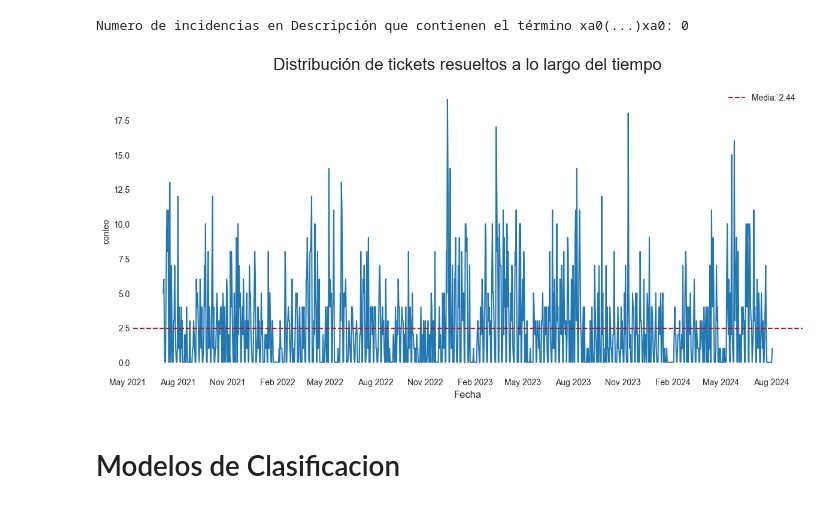
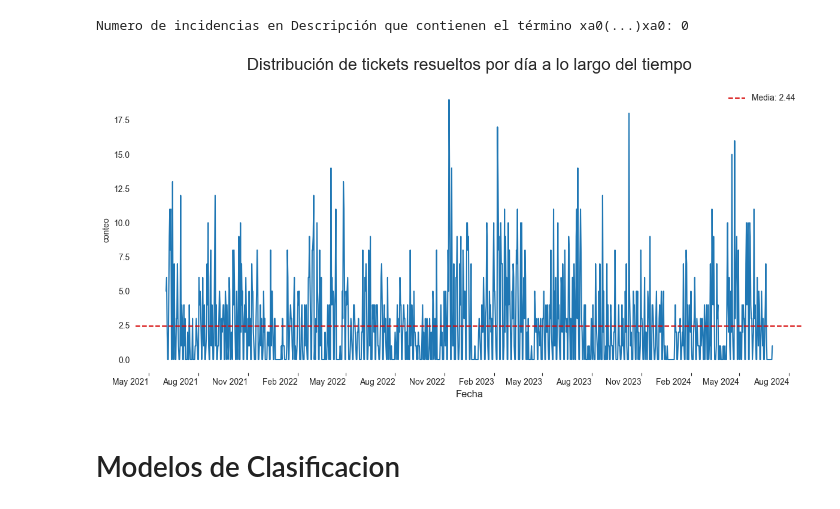
Before and after one commit to anmerino-pnd/proyectoCenace, a Jupyter notebook: notebooks/Seminario3.ipynb, the cells around one changed output. Saved outputs shown, nothing was run; the diff lists cells and outputs as text; code cells hidden in the pictures.

```diff
--- a/notebooks/Seminario3.ipynb
+++ b/notebooks/Seminario3.ipynb
@@ -419,35 +411,35 @@ plt.figure(figsize=(12, 6))
 ax = sns.lineplot(data=counts, x=counts.index, y='conteo')
 
 # Media de conteos como referencia
 mean_count = counts['conteo'].mean()
 ax.axhline(y=mean_count, color="#D60808", linestyle='--', linewidth=1.5, label=f'Media: {mean_count:.2f}')
 
 # --- Estética y formato de los ejes ---
 locator = mdates.MonthLocator(interval=3)
 formatter = mdates.DateFormatter('%b %Y')
 ax.xaxis.set_major_locator(locator)
 ax.xaxis.set_major_formatter(formatter)
 plt.xticks(rotation=0, ha='right')
 
 # Quitar bordes innecesarios
 ax.spines['top'].set_visible(False)
 ax.spines['right'].set_visible(False)
 ax.spines['left'].set_visible(False)
 ax.spines['bottom'].set_visible(False)
 ax.tick_params(left=False, bottom=True)
 ax.grid(False)   # desactiva el grid
 
 # Etiquetas y título
-plt.title("Distribución de tickets resueltos a lo largo del tiempo", fontsize=20, pad=20)
+plt.title("Distribución de tickets resueltos por día a lo largo del tiempo", fontsize=20, pad=20)
 plt.xlabel("Fecha", fontsize=12)
 
 # Leyenda
 plt.legend(frameon=False)
 
 plt.tight_layout()
 plt.show()
 # %% [output]
-[figure, old version]
+[figure, new version]
 # %% [markdown]
 # Modelos de Clasificacion
 # %%
```
Also changed, not shown: parts of 4 cells of this notebook, 12 other files.
